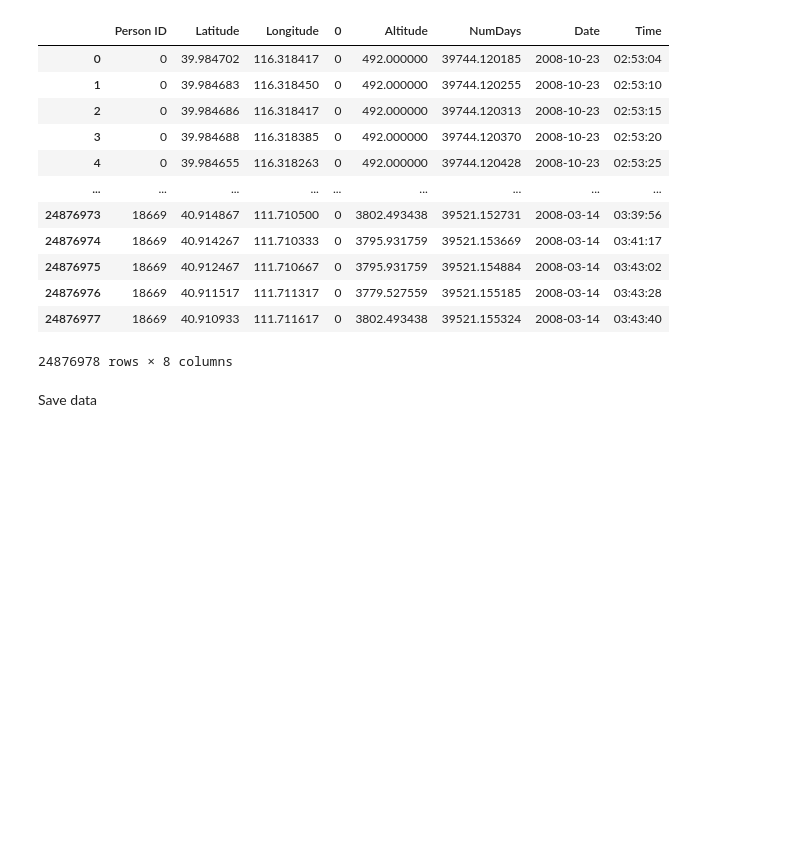
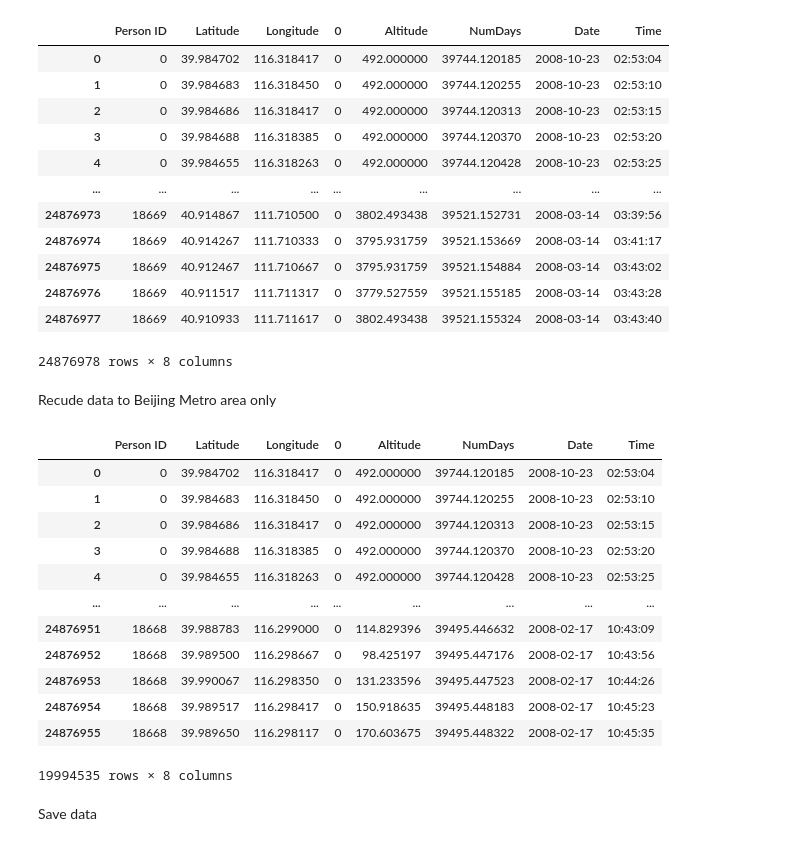
Before and after one commit to HrcanJan/GPS_analysis, a Jupyter notebook: DP Projekt/load_data.ipynb, the cells around one changed output. Drawn from its saved outputs; the diff is of its cells as text; code cells hidden in the pictures; blank space fills up the shorter version.

Commit message:
feat: reduce data to beijing only

```diff
--- a/DP Projekt/load_data.ipynb
+++ b/DP Projekt/load_data.ipynb
@@ -94,6 +94,29 @@ gps_data
 | 24876976 | 18669 | 40.911517 | 111.711317 | 0 | 3779.527559 | 39521.155185 | 2008-03-14 | 03:43:28 |
 | 24876977 | 18669 | 40.910933 | 111.711617 | 0 | 3802.493438 | 39521.155324 | 2008-03-14 | 03:43:40 |
 24876978 rows × 8 columns
+# %% [markdown]
+Recude data to Beijing Metro area only
+# %%
+gps_data = gps_data[gps_data['Latitude'] >= 39.43]
+gps_data = gps_data[gps_data['Latitude'] <= 40.63]
+gps_data = gps_data[gps_data['Longitude'] >= 115.8]
+gps_data = gps_data[gps_data['Longitude'] <= 117.2]
+
+gps_data
+# %% [output]
+|  | Person ID | Latitude | Longitude | 0 | Altitude | NumDays | Date | Time |
+| 0 | 0 | 39.984702 | 116.318417 | 0 | 492.000000 | 39744.120185 | 2008-10-23 | 02:53:04 |
+| 1 | 0 | 39.984683 | 116.318450 | 0 | 492.000000 | 39744.120255 | 2008-10-23 | 02:53:10 |
+| 2 | 0 | 39.984686 | 116.318417 | 0 | 492.000000 | 39744.120313 | 2008-10-23 | 02:53:15 |
+| 3 | 0 | 39.984688 | 116.318385 | 0 | 492.000000 | 39744.120370 | 2008-10-23 | 02:53:20 |
+| 4 | 0 | 39.984655 | 116.318263 | 0 | 492.000000 | 39744.120428 | 2008-10-23 | 02:53:25 |
+| ... | ... | ... | ... | ... | ... | ... | ... | ... |
+| 24876951 | 18668 | 39.988783 | 116.299000 | 0 | 114.829396 | 39495.446632 | 2008-02-17 | 10:43:09 |
+| 24876952 | 18668 | 39.989500 | 116.298667 | 0 | 98.425197 | 39495.447176 | 2008-02-17 | 10:43:56 |
+| 24876953 | 18668 | 39.990067 | 116.298350 | 0 | 131.233596 | 39495.447523 | 2008-02-17 | 10:44:26 |
+| 24876954 | 18668 | 39.989517 | 116.298417 | 0 | 150.918635 | 39495.448183 | 2008-02-17 | 10:45:23 |
+| 24876955 | 18668 | 39.989650 | 116.298117 | 0 | 170.603675 | 39495.448322 | 2008-02-17 | 10:45:35 |
+19994535 rows × 8 columns
 # %% [markdown]
 Save data
 # %%
```
Also changed, not shown: 1 other file.
